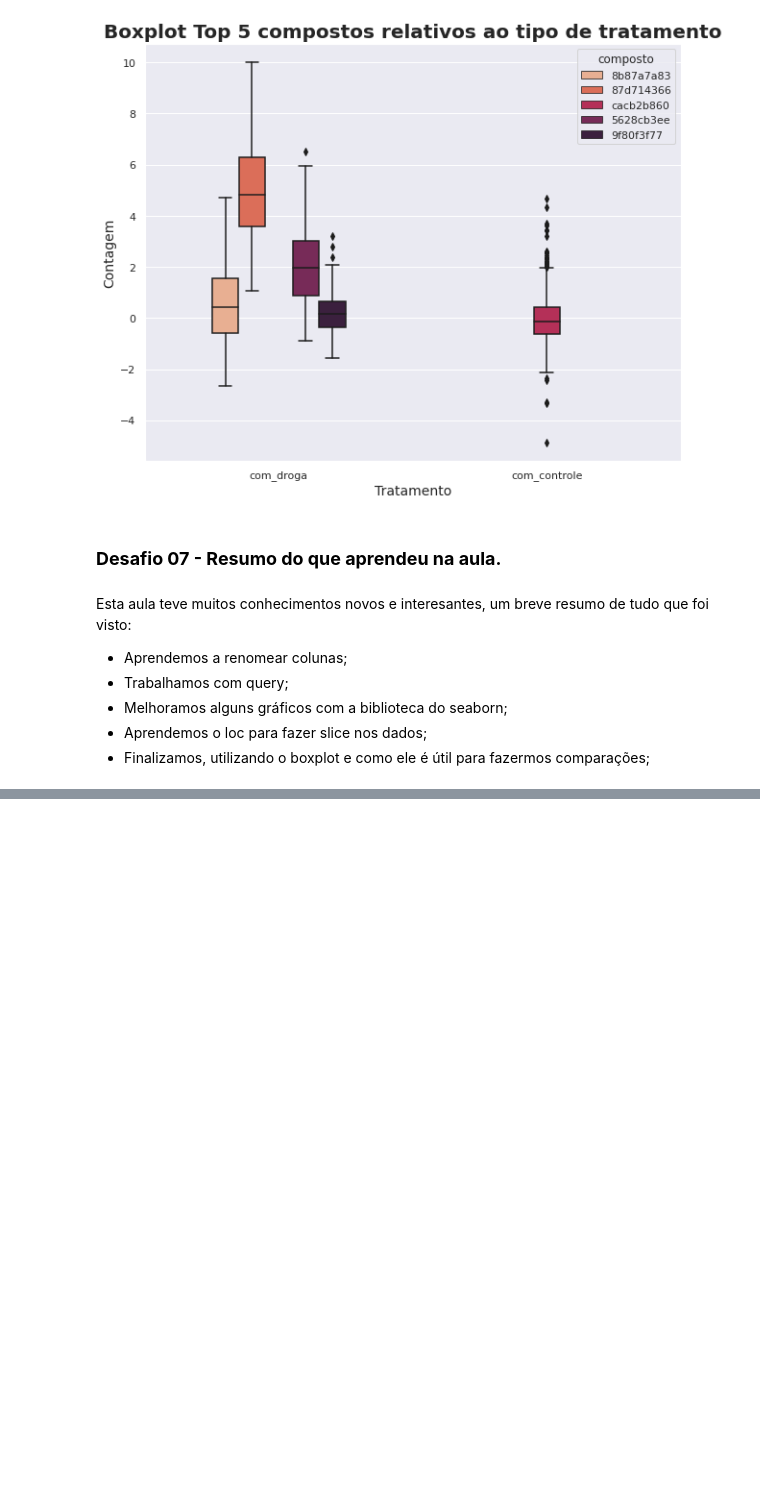
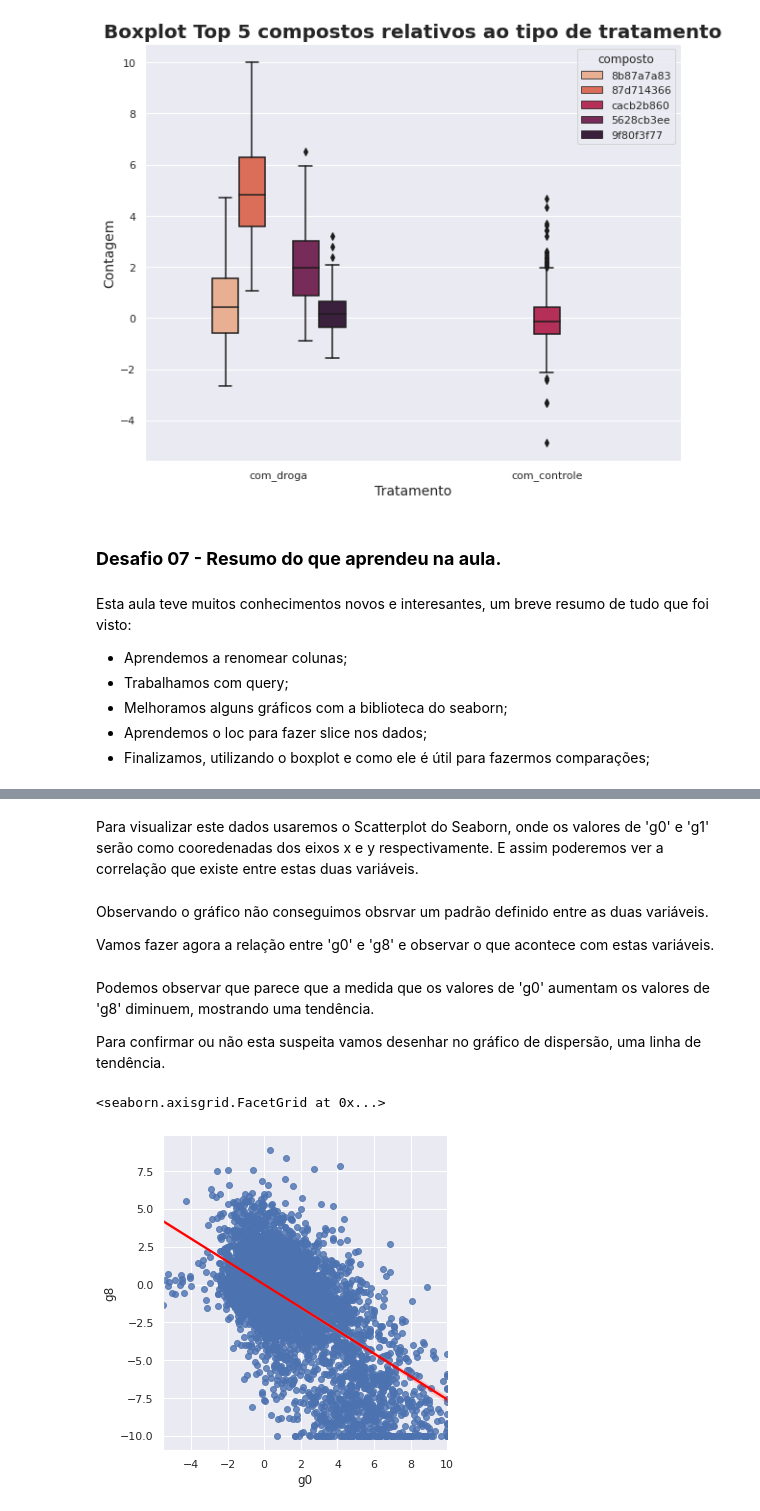
Before and after one commit to WJBruginski/Imersao_Dados_Alura_III, a Jupyter notebook: Imersão_Dados_Alura_III.ipynb, the cells around one changed output, grey strips where cells are left out. Drawn from its saved outputs; the diff is of its cells as text; code cells hidden in the pictures; blank space fills up the shorter version.

```diff
--- a/Imersão_Dados_Alura_III.ipynb
+++ b/Imersão_Dados_Alura_III.ipynb
@@ -733,0 +915,2 @@ Esta aula teve muitos conhecimentos novos e interesantes, um breve resumo de tud
+# %% [markdown]
+Para visualizar este dados usaremos o Scatterplot do Seaborn, onde os valores de 'g0' e 'g1' serão como cooredenadas dos eixos x e y respectivamente. E assim poderemos ver a correlação que existe entre estas duas variáveis.
@@ -733,0 +919,4 @@ Esta aula teve muitos conhecimentos novos e interesantes, um breve resumo de tud
+# %% [markdown]
+Observando o gráfico não conseguimos obsrvar um padrão definido entre as duas variáveis.
+
+Vamos fazer agora a relação entre 'g0' e 'g8' e observar o que acontece com estas variáveis.
@@ -733,0 +925,10 @@ Esta aula teve muitos conhecimentos novos e interesantes, um breve resumo de tud
+# %% [markdown]
+Podemos observar que parece que a medida que os valores de 'g0' aumentam os valores de 'g8' diminuem, mostrando uma tendência.
+
+Para confirmar ou não esta suspeita vamos desenhar no gráfico de dispersão, uma linha de tendência.
+# %%
+#plotando a linha e j´alteramos sua cor em relação ao gráfico de dispersão
+sns.lmplot(data=dados, x='g0', y='g8', line_kws={'color':'red'})
+# %% [output]
+<seaborn.axisgrid.FacetGrid at 0x...>
+[figure, added]
```
Also changed, not shown: parts of 46 cells of this notebook.
